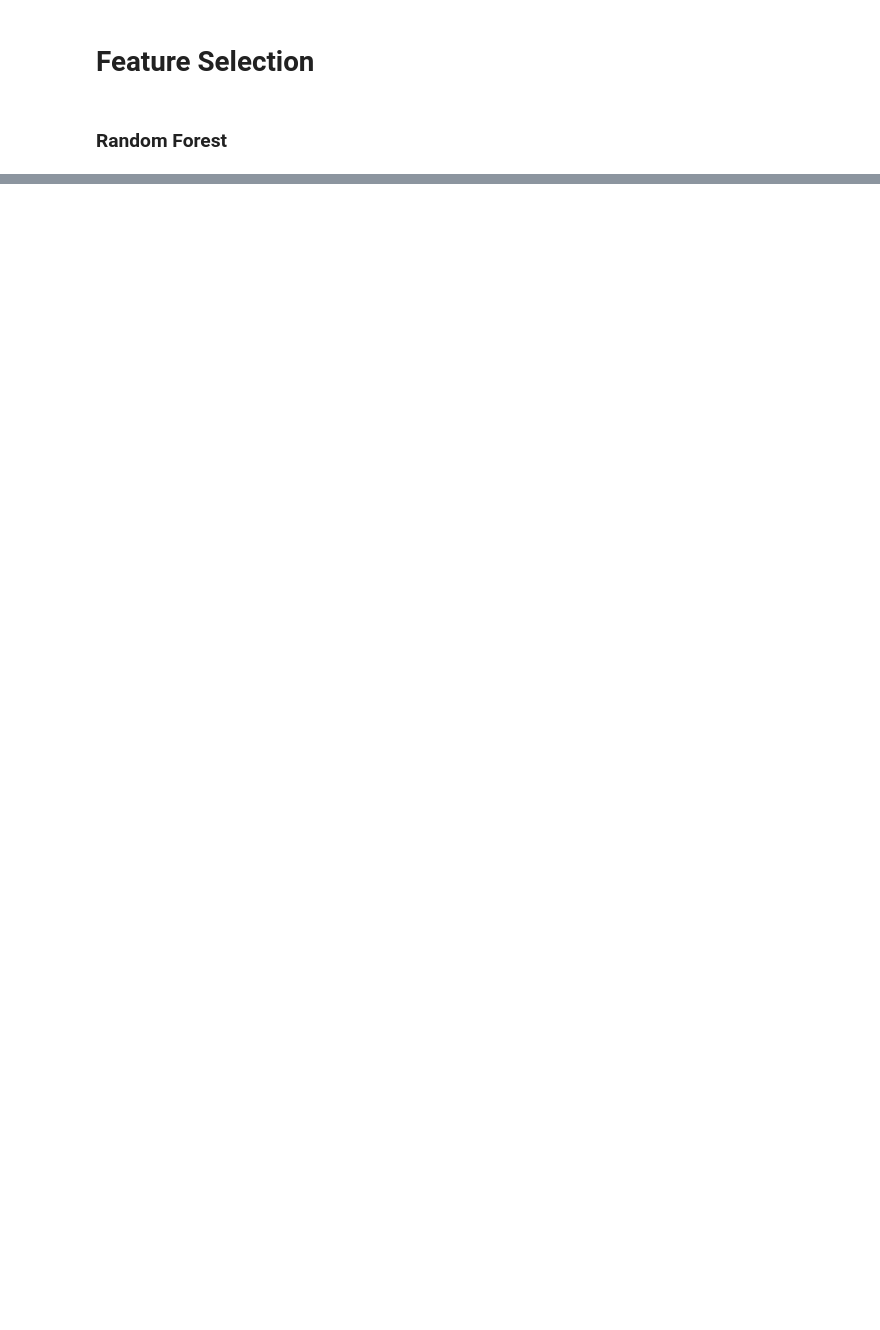
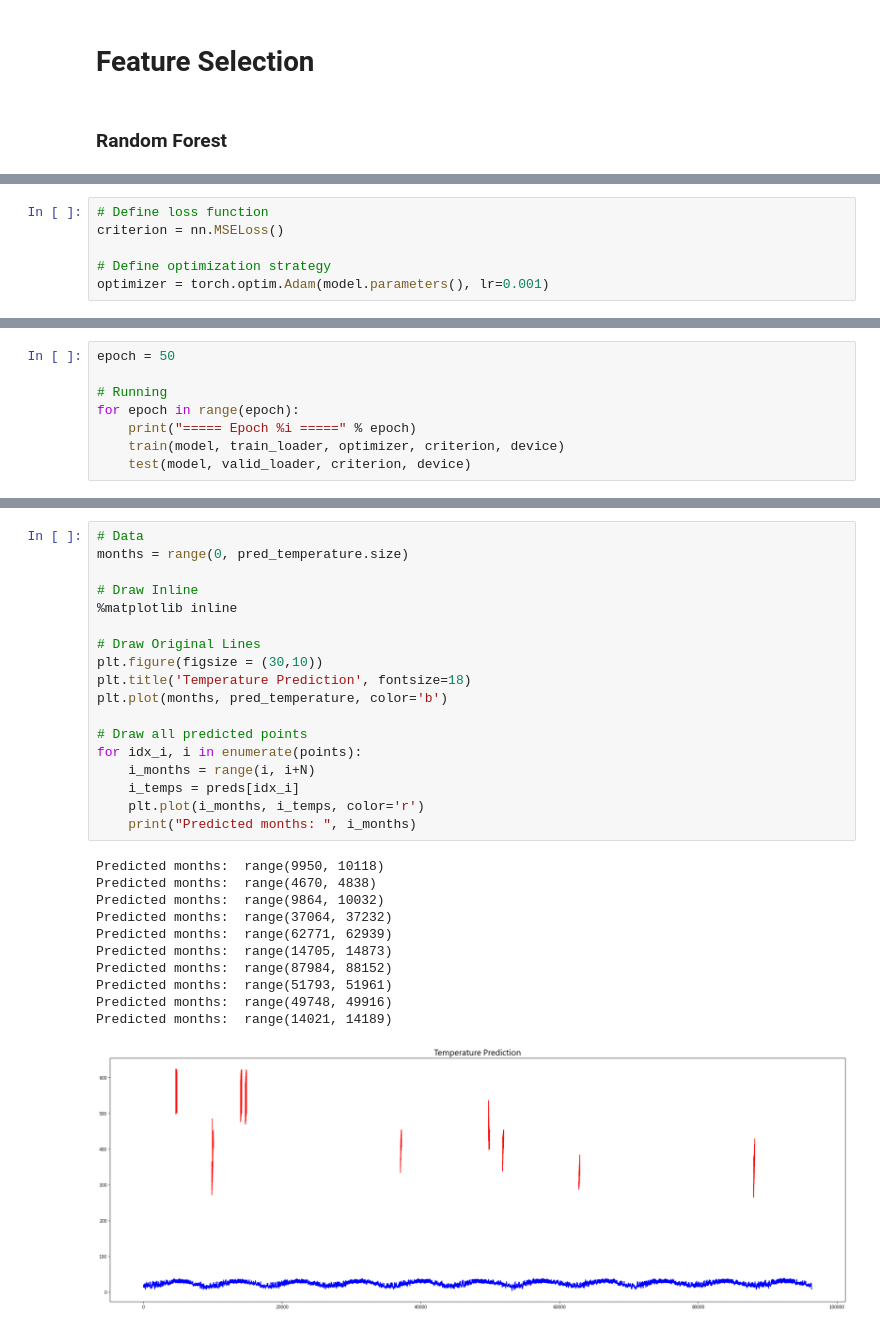
Before and after one commit to ZYuC-2002/Project_WeatherAI, a Jupyter notebook: 認真的/Taipei.ipynb, the cells around one changed output, grey strips where cells are left out. Saved outputs shown, nothing was run; the diff lists cells and outputs as text; blank space fills up the shorter version.

```diff
--- a/認真的/Taipei.ipynb
+++ b/認真的/Taipei.ipynb
@@ -105,0 +234,6 @@ Top 5 features: Index(['露點溫度(℃)', '相對溼度(%)', '測站氣壓(hPa
+# %%
+# Define loss function
+criterion = nn.MSELoss()
+
+# Define optimization strategy
+optimizer = torch.optim.Adam(model.parameters(), lr=0.001)
@@ -105,0 +317,8 @@ Top 5 features: Index(['露點溫度(℃)', '相對溼度(%)', '測站氣壓(hPa
+# %%
+epoch = 50
+
+# Running
+for epoch in range(epoch):
+    print("===== Epoch %i =====" % epoch)
+    train(model, train_loader, optimizer, criterion, device)
+    test(model, valid_loader, criterion, device)
@@ -105,0 +407,30 @@ Top 5 features: Index(['露點溫度(℃)', '相對溼度(%)', '測站氣壓(hPa
+# %%
+# Data
+months = range(0, pred_temperature.size)
+
+# Draw Inline
+%matplotlib inline
+
+# Draw Original Lines
+plt.figure(figsize = (30,10))
+plt.title('Temperature Prediction', fontsize=18)
+plt.plot(months, pred_temperature, color='b')
+
+# Draw all predicted points
+for idx_i, i in enumerate(points):
+    i_months = range(i, i+N)
+    i_temps = preds[idx_i]
+    plt.plot(i_months, i_temps, color='r')
+    print("Predicted months: ", i_months)
+# %% [output]
+Predicted months:  range(9950, 10118)
+Predicted months:  range(4670, 4838)
+Predicted months:  range(9864, 10032)
+Predicted months:  range(37064, 37232)
+Predicted months:  range(62771, 62939)
+Predicted months:  range(14705, 14873)
+Predicted months:  range(87984, 88152)
+Predicted months:  range(51793, 51961)
+Predicted months:  range(49748, 49916)
+Predicted months:  range(14021, 14189)
+[figure, added]
```
Also changed, not shown: parts of 21 cells of this notebook, 3 other files.
